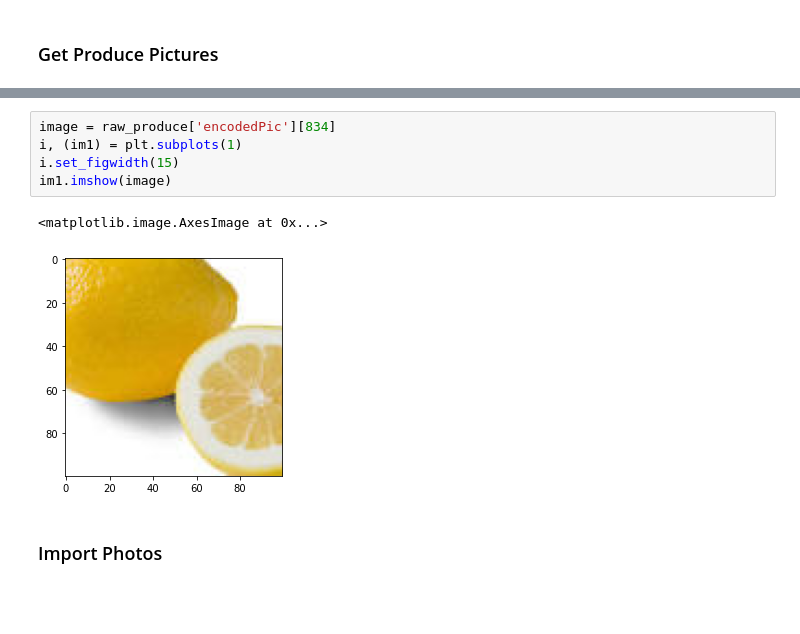
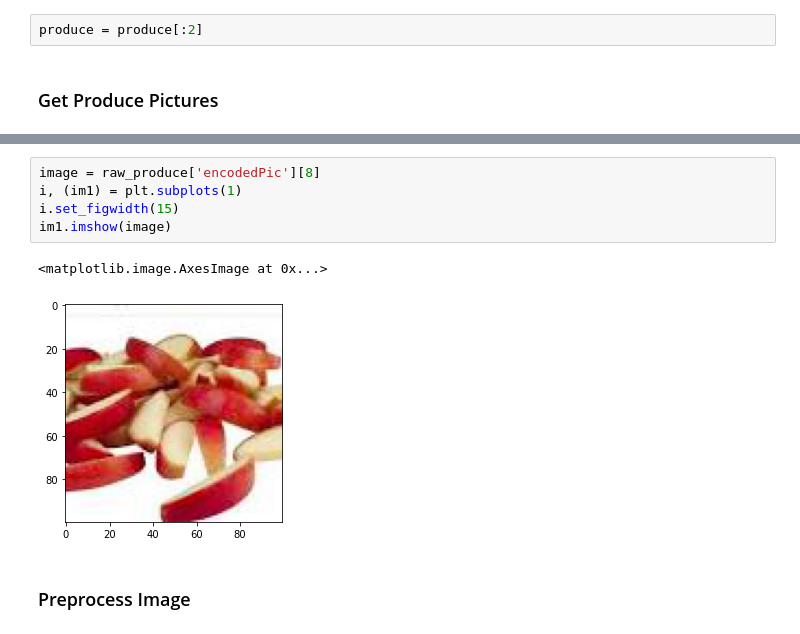
Before and after one commit to brand0nM/Silicon_Valley, a Jupyter notebook: Picture Machine Learning.ipynb, the cells around one changed output, grey strips where cells are left out. Saved outputs shown, nothing was run; the diff lists cells and outputs as text; blank space fills up the shorter version.

```diff
--- a/Picture Machine Learning.ipynb
+++ b/Picture Machine Learning.ipynb
@@ -32,6 +35,8 @@ print(produce[:5])
 # %% [output]
 There are 121 Produce items considered
 ['Red Apples', 'Blood Oranges', 'Cherries', 'Cranberries', 'Red Grapes']
+# %%
+produce = produce[:2]
 # %% [markdown]
 ### Get Produce Pictures
 # %%
@@ -119,10 +113,10 @@ raw_produce.drop('encodedPic',1).head()
-# %%
-image = raw_produce['encodedPic'][834]
-i, (im1) = plt.subplots(1)
-i.set_figwidth(15)
-im1.imshow(image)
-# %% [output]
-<matplotlib.image.AxesImage at 0x...>
-[figure, removed]
+# %%
+image = raw_produce['encodedPic'][8]
+i, (im1) = plt.subplots(1)
+i.set_figwidth(15)
+im1.imshow(image)
+# %% [output]
+<matplotlib.image.AxesImage at 0x...>
+[figure, added]
 # %% [markdown]
-### Import Photos
+### Preprocess Image
```
Also changed, not shown: parts of 6 cells of this notebook.
